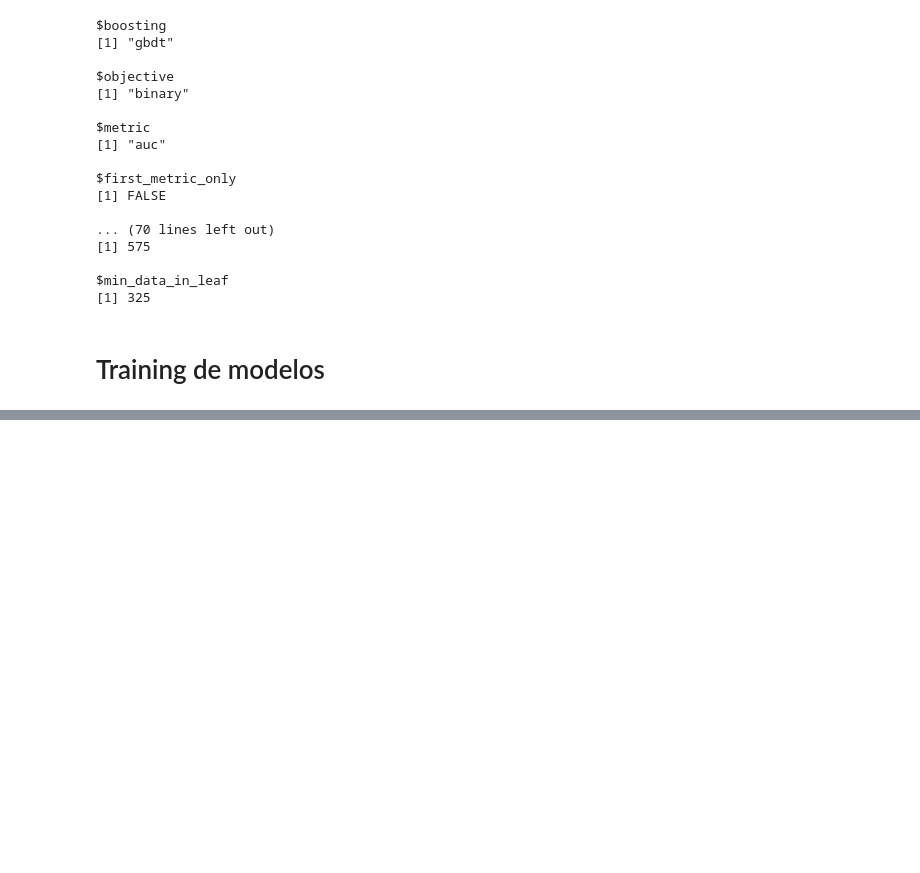
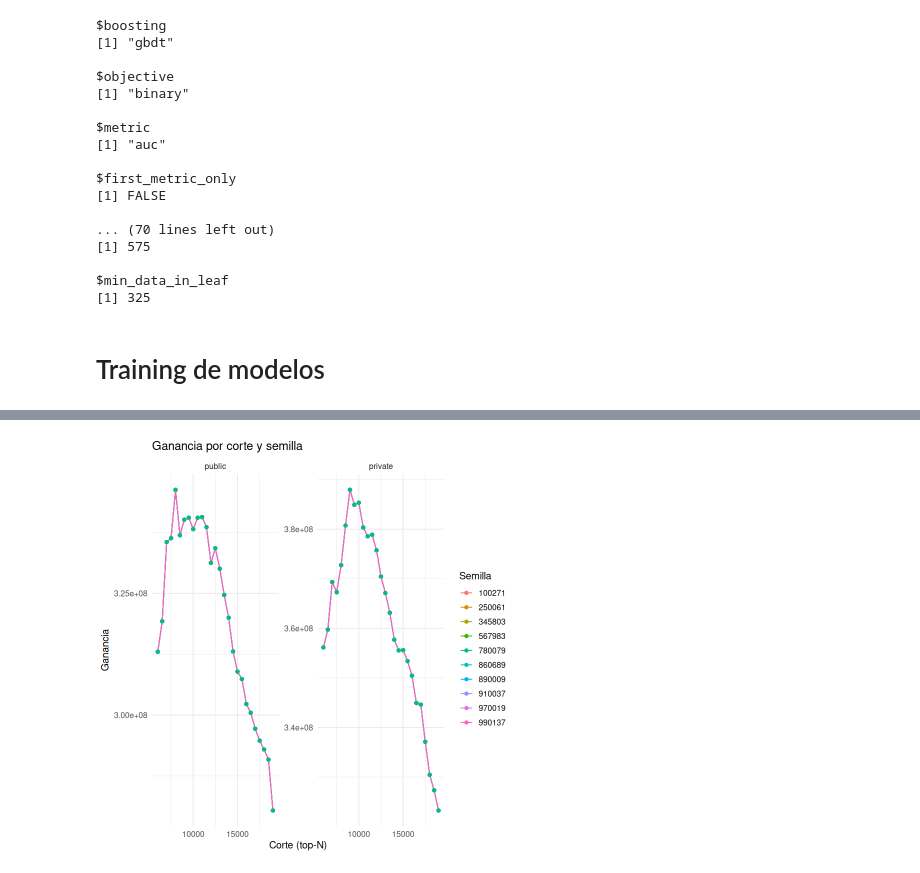
Before and after one commit to missvico/dmeyf2025, a Jupyter notebook: src/competencia/experimento/q_envios.ipynb, the cells around one changed output, grey strips where cells are left out. Drawn from its saved outputs; the diff is of its cells as text; code cells hidden in the pictures; blank space fills up the shorter version.

```diff
--- a/src/competencia/experimento/q_envios.ipynb
+++ b/src/competencia/experimento/q_envios.ipynb
@@ -278,0 +336,2 @@ sapply(result, function(x) x$path)
+# %%
+semillas <- SEEDS
@@ -278,0 +364,6 @@ sapply(result, function(x) x$path)
+# %%
+comparacion_multisemilla <- comparar_semillas(tb_prediccion, cortes, drealidad,semillas)
+# %%
+plot_semillas(comparacion_multisemilla)
+# %% [output]
+[figure, added]
```
Also changed, not shown: parts of 12 cells of this notebook, 4 other files.
